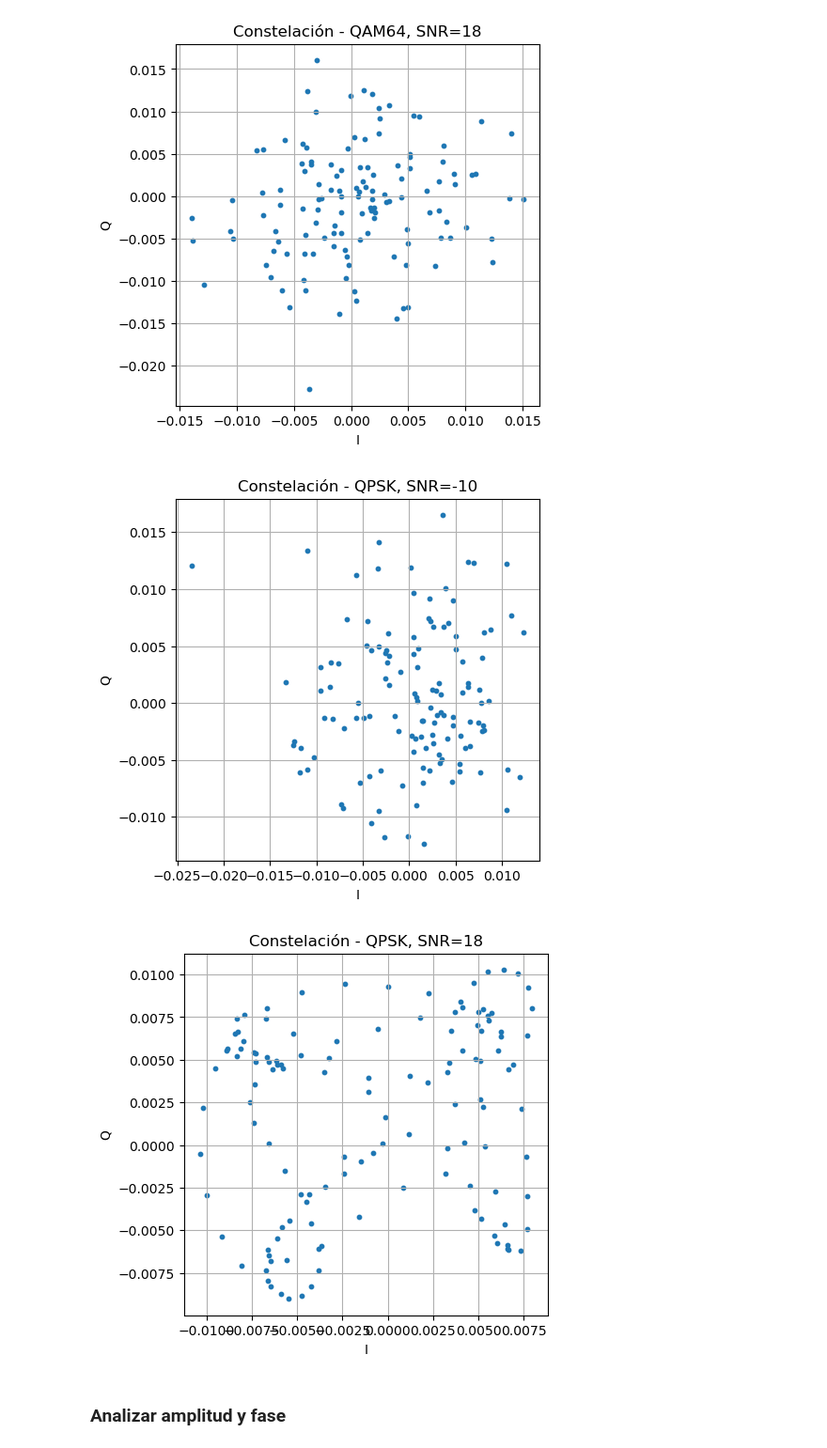
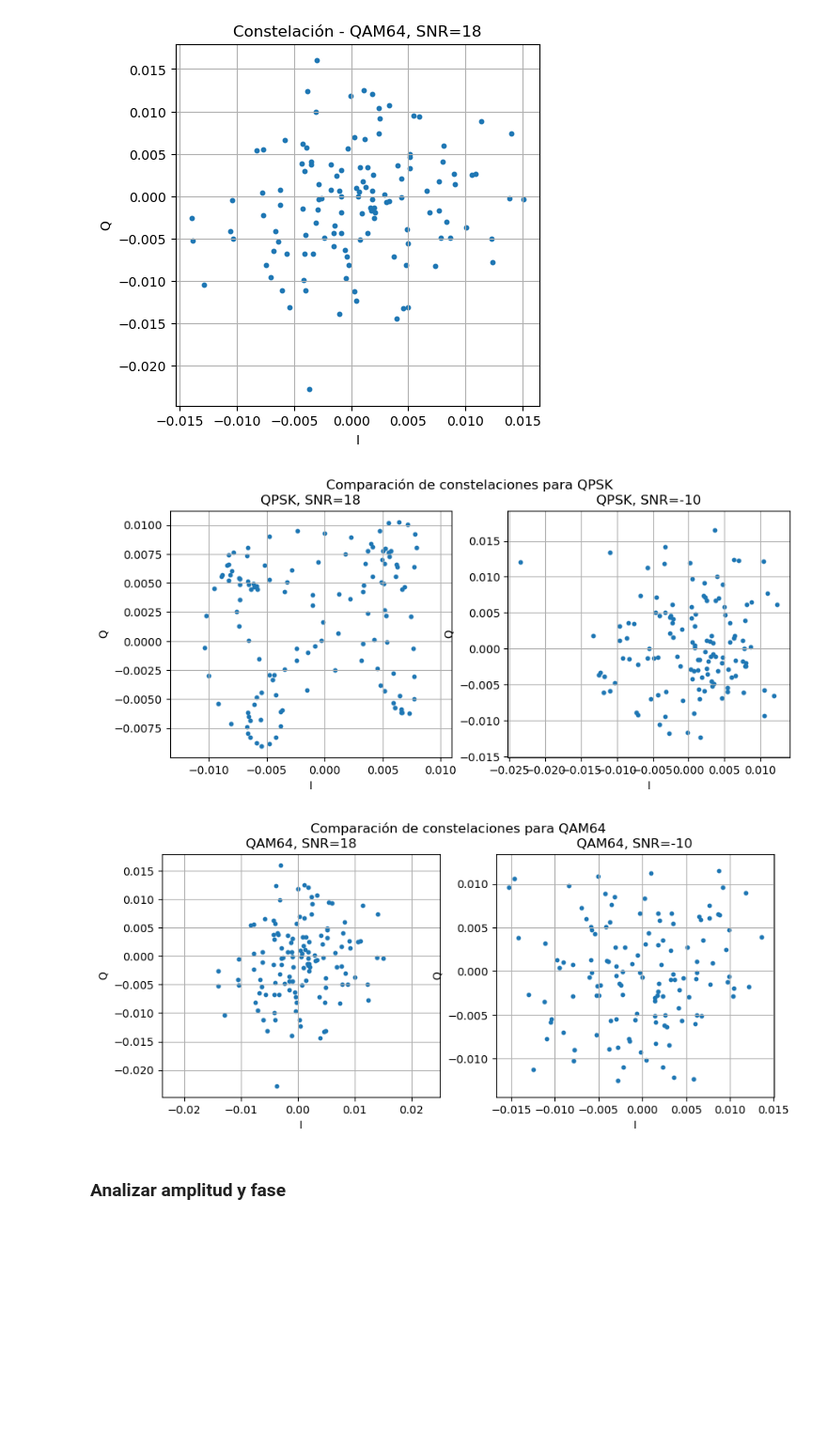
Before and after one commit to gbberru/ML-Digital-Modulations-classifier, a Jupyter notebook: notebook/digital-modulations-classifier.ipynb, the cells around one changed output. Shown at 94% size. Saved outputs shown, nothing was run; the diff lists cells and outputs as text; code cells hidden in the pictures; blank space fills up the shorter version.

```diff
--- a/notebook/digital-modulations-classifier.ipynb
+++ b/notebook/digital-modulations-classifier.ipynb
@@ -274,13 +276,47 @@ for mod in selected_mods:
 [figure]
 [figure]
 [figure]
-# %%
-#SNR bajo y alto
-plot_constellation(X, y, snr_values, "QPSK", -10)
-plot_constellation(X, y, snr_values, "QPSK", 18)
-# %% [output]
-[figure, removed]
-[figure, removed]
+# %%
+def compare_constellation_snr(X, y, snr_values, modulation, snr_high=18, snr_low=-10, index=0):
+    # Índices para SNR alto
+    idx_high = np.where((y == modulation) & (snr_values == snr_high))[0]
+    sample_high = X[idx_high[index]]
+
+    I_high = sample_high[0]
+    Q_high = sample_high[1]
+
+    # Índices para SNR bajo
+    idx_low = np.where((y == modulation) & (snr_values == snr_low))[0]
+    sample_low = X[idx_low[index]]
+
+    I_low = sample_low[0]
+    Q_low = sample_low[1]
+
+    # Gráficas comparativas
+    fig, axes = plt.subplots(1, 2, figsize=(10, 4))
+
+    axes[0].scatter(I_high, Q_high, s=10)
+    axes[0].set_title(f"{modulation}, SNR={snr_high}")
+    axes[0].set_xlabel("I")
+    axes[0].set_ylabel("Q")
+    axes[0].grid(True)
+    axes[0].axis("equal")
+
+    axes[1].scatter(I_low, Q_low, s=10)
+    axes[1].set_title(f"{modulation}, SNR={snr_low}")
+    axes[1].set_xlabel("I")
+    axes[1].set_ylabel("Q")
+    axes[1].grid(True)
+    axes[1].axis("equal")
+
+    plt.suptitle(f"Comparación de constelaciones para {modulation}")
+    plt.show()
+# %%
+compare_constellation_snr(X, y, snr_values, "QPSK", 18, -10)
+compare_constellation_snr(X, y, snr_values, "QAM64", 18, -10)
+# %% [output]
+[figure, added]
+[figure, added]
 # %% [markdown]
 ### Analizar amplitud y fase
 # %%
```
Also changed, not shown: parts of 3 cells of this notebook.
